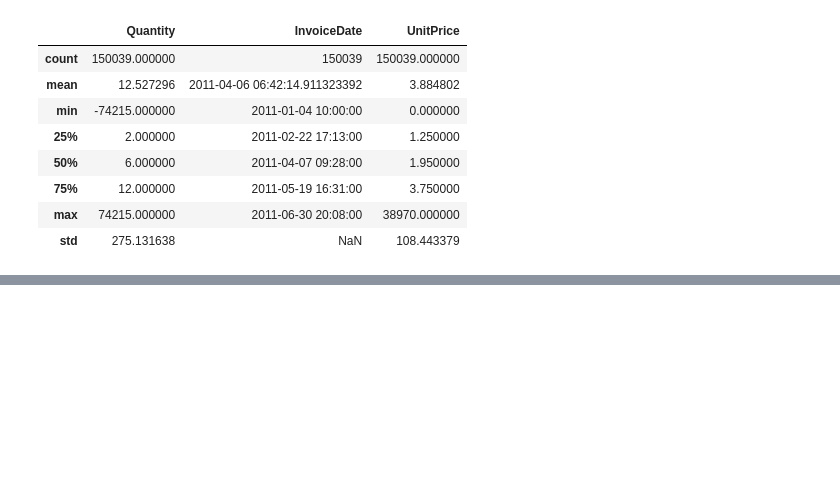
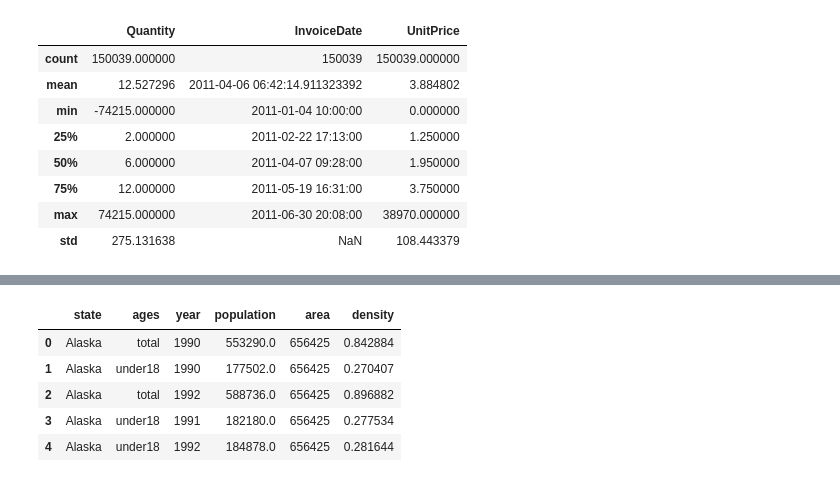
Before and after one commit to ntlong-NEU/DSEB66B-DataPreVis, a Jupyter notebook: 02_lesson_2_Loading_Diagnosing_Missing_Combine_data.ipynb, the cells around one changed output, grey strips where cells are left out. Saved outputs shown, nothing was run; the diff lists cells and outputs as text; code cells hidden in the pictures; blank space fills up the shorter version.

```diff
--- a/02_lesson_2_Loading_Diagnosing_Missing_Combine_data.ipynb
+++ b/02_lesson_2_Loading_Diagnosing_Missing_Combine_data.ipynb
@@ -235,0 +339,10 @@ df_cus.describe()
+# %%
+df02['density'] = df02['population']/df02['area']
+df02.head()
+# %% [output]
+|  | state | ages | year | population | area | density |
+| 0 | Alaska | total | 1990 | 553290.0 | 656425 | 0.842884 |
+| 1 | Alaska | under18 | 1990 | 177502.0 | 656425 | 0.270407 |
+| 2 | Alaska | total | 1992 | 588736.0 | 656425 | 0.896882 |
+| 3 | Alaska | under18 | 1991 | 182180.0 | 656425 | 0.277534 |
+| 4 | Alaska | under18 | 1992 | 184878.0 | 656425 | 0.281644 |
```
Also changed, not shown: parts of 14 cells of this notebook, 1 other file.
